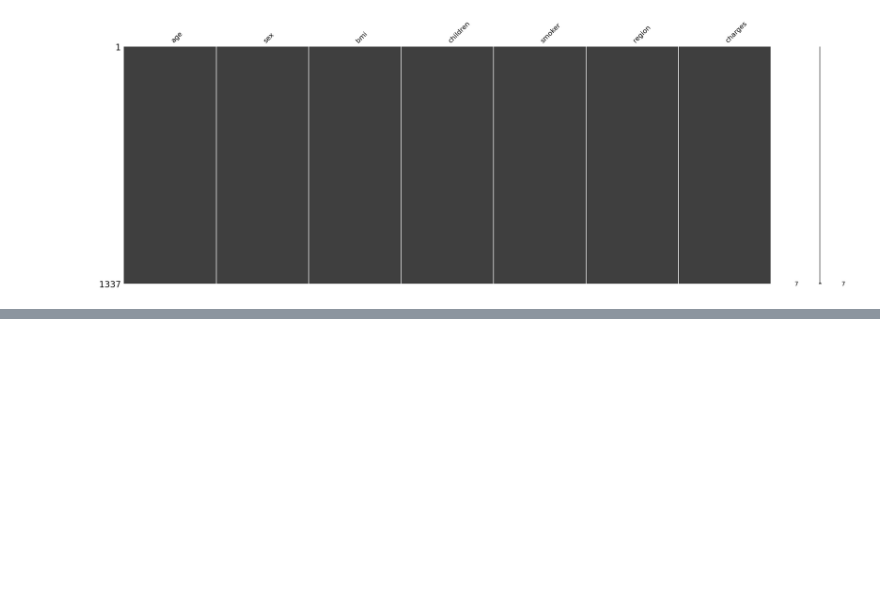
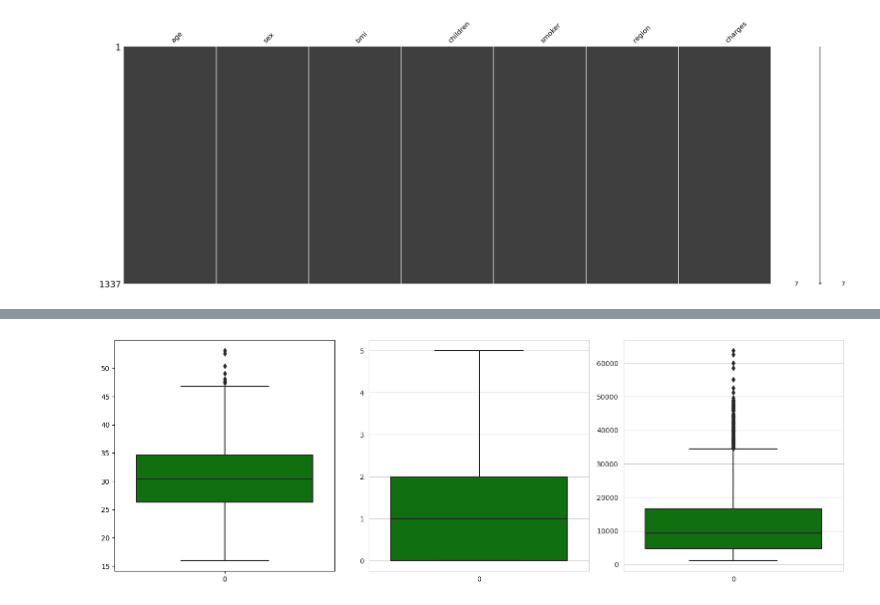
Before and after one commit to yunyun3599/MLStudy, a Jupyter notebook: Data_Anaylsis_And_Machine_Learning/02_insurance_fee_prediction/insurance_fee_prediction.ipynb, the cells around one changed output, grey strips where cells are left out. Drawn from its saved outputs; the diff is of its cells as text; code cells hidden in the pictures; blank space fills up the shorter version.

```diff
--- a/Data_Anaylsis_And_Machine_Learning/02_insurance_fee_prediction/insurance_fee_prediction.ipynb
+++ b/Data_Anaylsis_And_Machine_Learning/02_insurance_fee_prediction/insurance_fee_prediction.ipynb
@@ -343,0 +399,9 @@ dtype: int64
+# %%
+plt.figure(figsize=(20,20))
+for i in range(1, len(columns)):
+  plt.subplot(number_of_rows + 1, number_of_columns, i+1)
+  sns.set_style('whitegrid')
+  sns.boxplot(numeric_data[columns[i]], color='green', orient='v')
+  plt.tight_layout()
+# %% [output]
+[figure, added]
```
Also changed, not shown: parts of 16 cells of this notebook.
